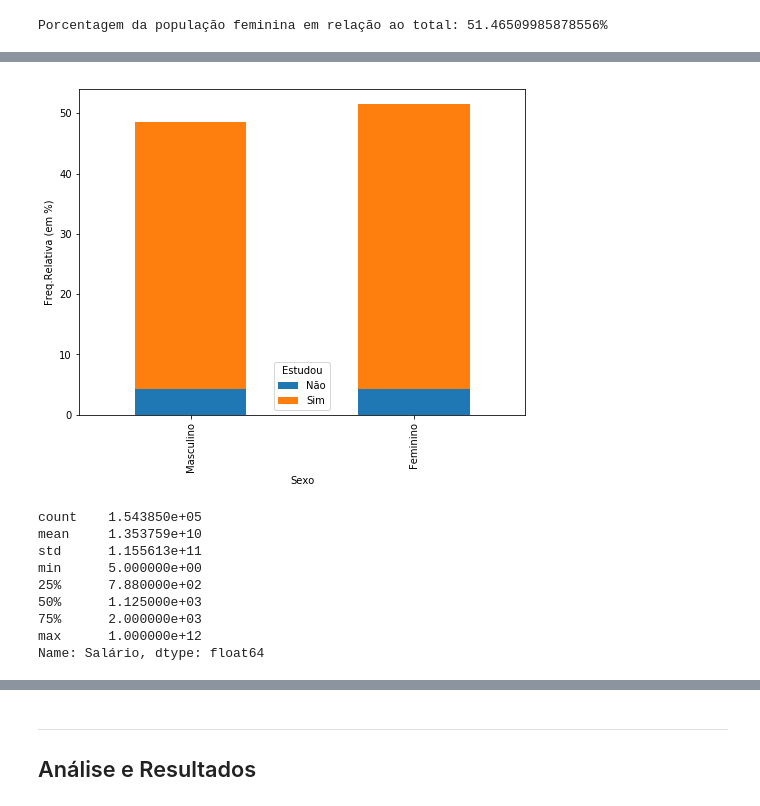
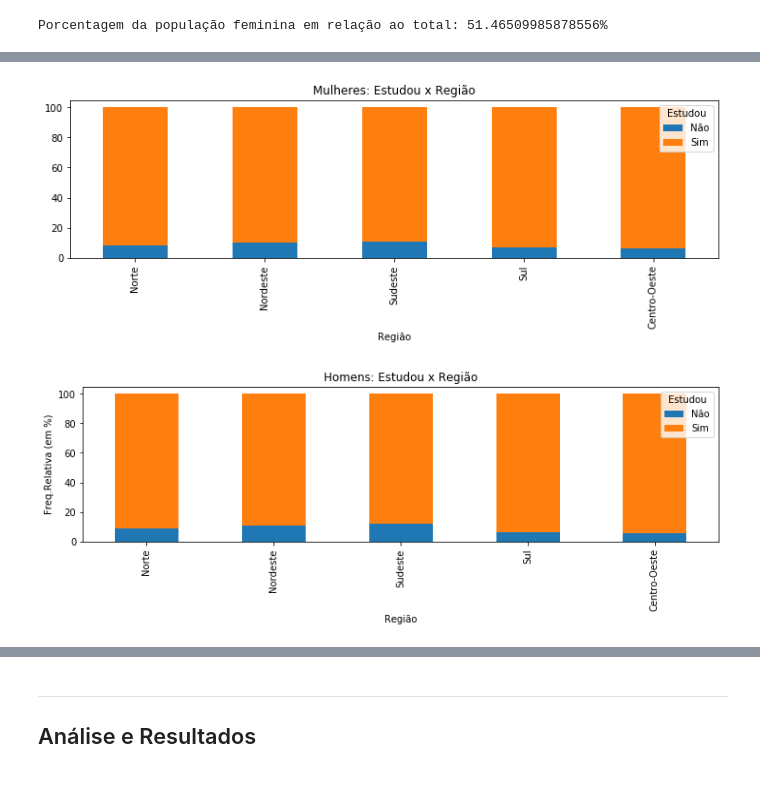
Before and after one commit to slimkaki/Dados_DP_2018, a Jupyter notebook: Projeto1 Pnad.ipynb, the cells around one changed output, grey strips where cells are left out. Drawn from its saved outputs; the diff is of its cells as text; code cells hidden in the pictures.

```diff
--- a/Projeto1 Pnad.ipynb
+++ b/Projeto1 Pnad.ipynb
@@ -42,7 +42,6 @@ df.loc[(df.UF>50)&(df.UF<59),'Região']='Centro-Oeste'
 # %%
 df.V0302=df.V0302.astype('category') #sexo
 df.V8005=df.V8005.astype('float') #Idade do morador no ano de referência
-df.V6002=df.V0302.astype('category') #rede de ensino
 df.V0601=df.V0601.astype('category') #sabe ler e escrever
 df.V0602=df.V0602.astype('category') #frequenta escola
 df.V6003=df.V6003.astype('category') #Curso que frequenta
@@ -50,17 +49,14 @@ df.V0606=df.V0606.astype('category') #frequentou antes escola
 df['Região']=df['Região'].astype('category') #Unidade da Federação
 df.V4011=df.V4011.astype('category') #Estado Civil
 df.V9029=df.V9029.astype('category') #Posição na ocupação no trabalho principal
-#df['Frequenta escola ou creche']=df['Frequenta escola ou creche'].astype('category')
 df.V9532=df.V9532.astype('float') #rendimento mensal (salario)
 # %%
 df.V0302.cat.categories=(['Masculino','Feminino'])
 df.V0601.cat.categories=(['Sim','Não'])
 df.V0602.cat.categories=(['Sim','Não'])
-df.V6002.cat.categories=(['Pública','Privada'])
 df.V6003.cat.categories=(['Regular do ensino fundamental','Regular do ensino médio','Educação de jovens e adultos ou supletivo do ensino fundamental','Educação de jovens e adultos ou supletivo do ensino médio','Superior de graduação','Alfabetização de jovens e adultos','Creche','Classe de alfabetização - CA','Maternal, jardim de infância etc.','Pré-vestibular','Mestrado ou doutorado'])
 df.V0606.cat.categories=['Sim','Não']
 df['Região'].cat.categories=(['Norte','Nordeste','Sudeste','Sul','Centro-Oeste'])
-df.V4011.cat.categories=(['Casado(a)','Desquitado(a) ou separado(a) judicialmente','Divorciado(a)','Viúvo(a)','Solteiro(a)'])
 df.V9029.cat.categories=(['Empregado','Trabalhador doméstico','Conta própria','Empregador','Trabalhador não remunerado membro da unidade domiciliar','Outro trabalhador não remunerado','Trabalhador na construção para o próprio uso'])
 # %%
 df.loc[(df.V0602=='Sim'),'Já estudou/estuda']='Sim'
@@ -77,15 +72,11 @@ df2015['Região']=df['Região']
 df2015['Sexo']=df.V0302
 df2015['Idade do morador na data de referência']=df.V8005
 df2015['Sabe ler e escrever']=df.V0601
-#df2015['Frequenta escola ou creche']=df.V0602
-#df2015['Já frequentou escola ou creche']=df.V0606
-df2015['Rede de ensino']=df.V6002
+df2015['Já estudou ou estuda']=df['Já estudou/estuda']
 df2015['Curso que frequenta']=df.V6003
-df2015['Estado Civil']=df.V4011
 df2015['Posição na ocupação no trabalho principal']=df.V9029
-df2015['Já estudou ou estuda']=df['Já estudou/estuda']
 df2015['Salário']=df.V9532
-df2015.dropna()
+df2015.dropna(how="any")
 
-df2015
+df2015.head()
 # %% [output]
@@ -116,25 +95,18 @@ ct1
 | Masculino | 53553 | 928 | 19874 | 3832 | 456 | ... |
 | Feminino | 39605 | 10137 | 11383 | 1630 | 921 | ... |
 # %%
-ct1= (pd.crosstab(df2015.Sexo, df2015['Já estudou ou estuda'], margins=True, rownames=['Sexo'], colnames=['Estudou'], normalize=True)*100).round(decimals=1)
+sem_homi = df2015[df2015.Sexo=='Feminino']
+so_homi=df2015[df2015.Sexo=='Masculino']
 
-ct5 = ct1.iloc[0:2,0:2]
-plot = ct5.plot(kind='bar',stacked=True,figsize=(8,6))
+ct1= (pd.crosstab(sem_homi['Região'], sem_homi['Já estudou ou estuda'], margins=True, rownames=['Região'], colnames=['Estudou'], normalize="index")*100).round(decimals=1)
+ct2=(pd.crosstab(so_homi['Região'], so_homi['Já estudou ou estuda'], margins=True, rownames=['Região'], colnames=['Estudou'], normalize='index')*100).round(decimals=1)
+ct5 = ct1.iloc[0:5,0:2]
+ct6=ct2.iloc[0:5,0:2]
+plot = ct5.plot(kind='bar', stacked=True, figsize=(12,3), title='Mulheres: Estudou x Região')
+plot = ct6.plot(kind='bar', stacked=True, figsize=(12,3), title='Homens: Estudou x Região')
 plt.ylabel('Freq.Relativa (em %)')
+
 plt.show()
 # %% [output]
-[figure, old version]
+[figure, new version]
+[figure, added]
-# %%
-ut1=(df2015['Salário'].value_counts(sort=False, normalize=True)*100).round(decimals=1)
-#print(ut1,'\n')
-df2015['Salário'].describe()
-# %% [output]
-count    1.543850e+05
-mean     1.353759e+10
-std      1.155613e+11
-min      5.000000e+00
-25%      7.880000e+02
-50%      1.125000e+03
-75%      2.000000e+03
-max      1.000000e+12
-Name: Salário, dtype: float64
```
Also changed, not shown: parts of 7 cells of this notebook.
